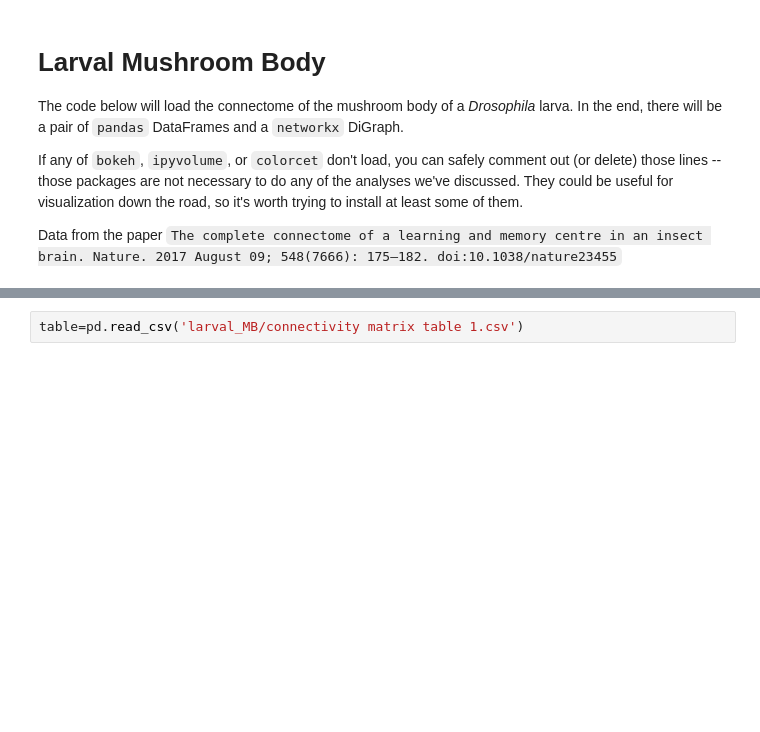
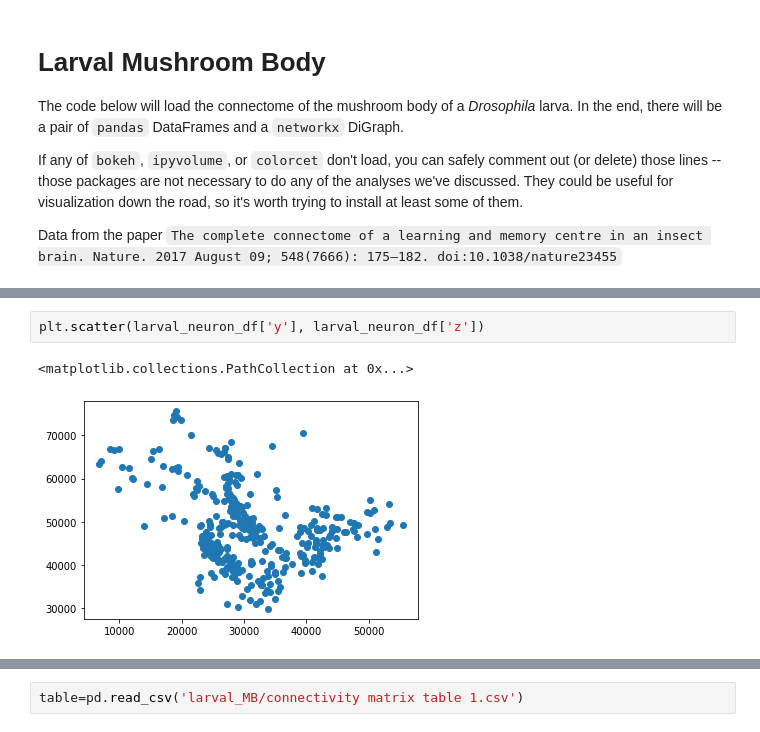
Before and after one commit to sekunder/clustering, a Jupyter notebook: larval_mb.ipynb, the cells around one changed output, grey strips where cells are left out. Cells and saved outputs as stored; diff of their text form; blank space fills up the shorter version.

```diff
--- a/larval_mb.ipynb
+++ b/larval_mb.ipynb
@@ -123,0 +132,5 @@ AttributeError: module 'plotly.express' has no attribute 'scatter3D'
+# %%
+plt.scatter(larval_neuron_df['y'], larval_neuron_df['z'])
+# %% [output]
+<matplotlib.collections.PathCollection at 0x...>
+[figure, added]
```
Also changed, not shown: parts of 10 cells of this notebook.
